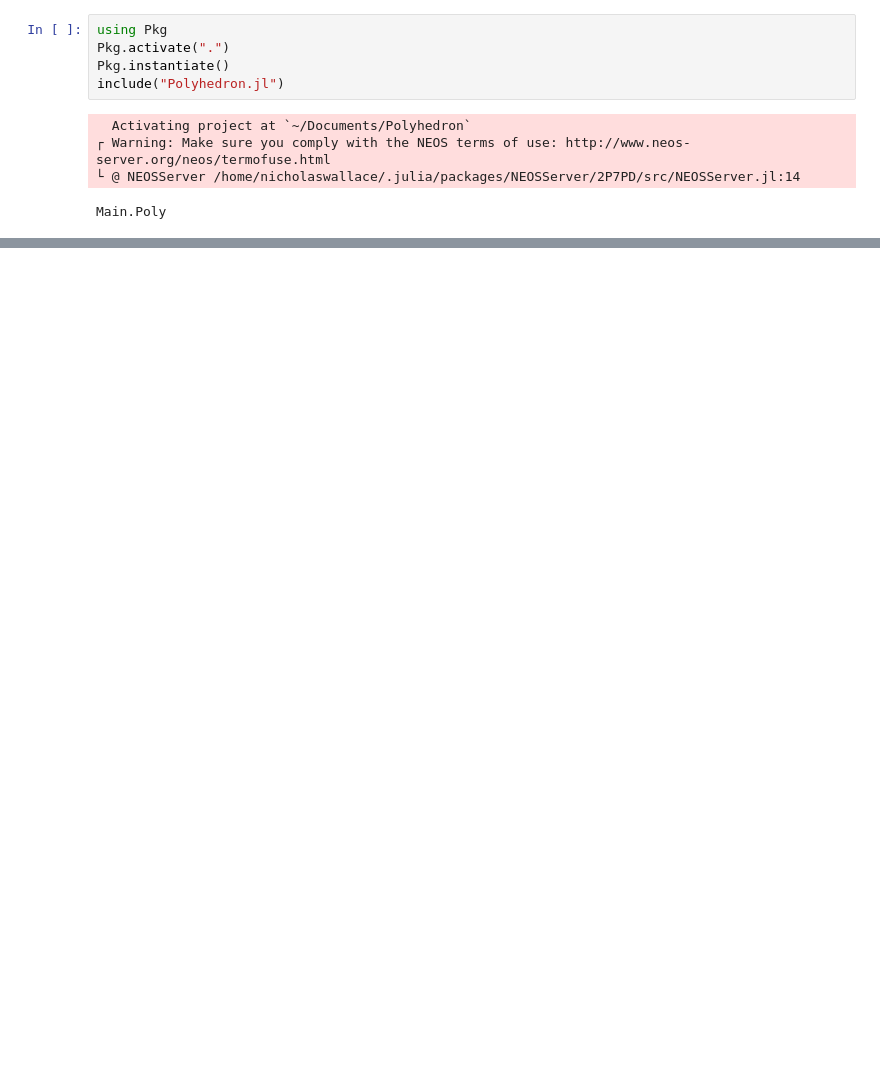
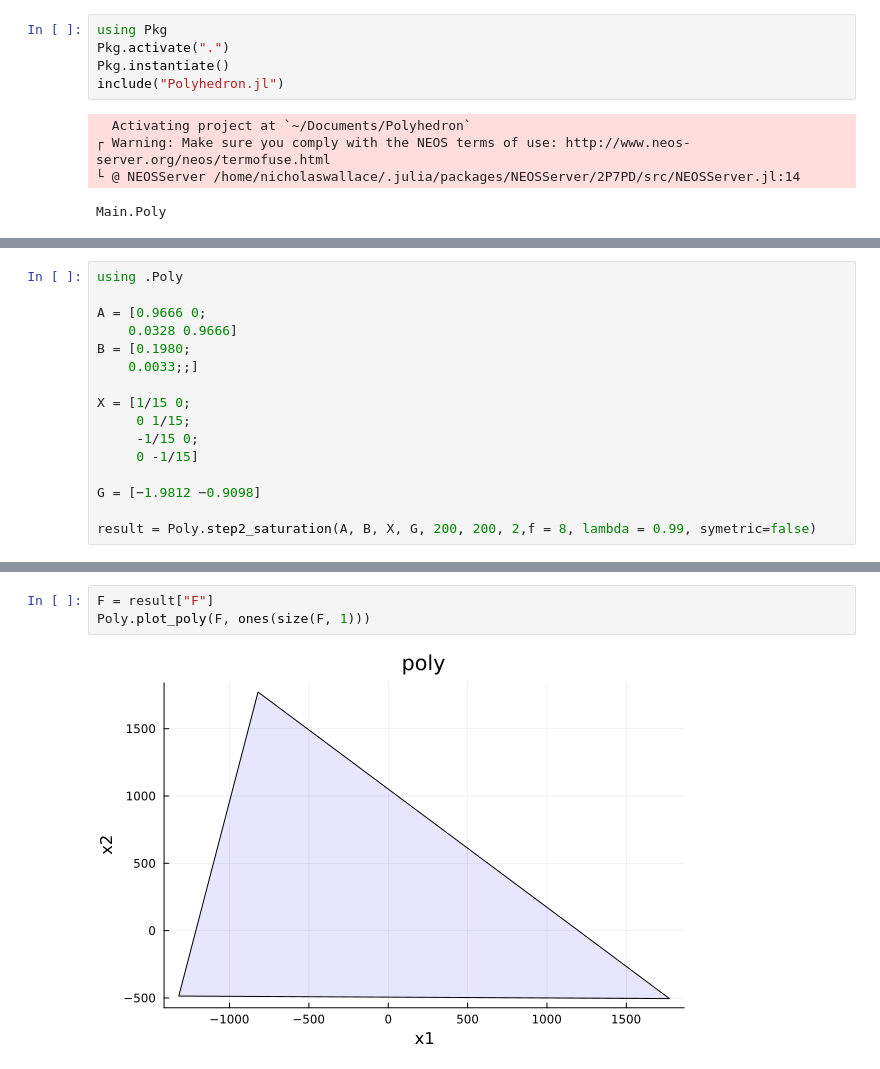
Before and after one commit to Nicholas-Wallace/Polyhedron, a Jupyter notebook: Untitled-1.ipynb, the cells around one changed output, grey strips where cells are left out. Saved outputs shown, nothing was run; the diff lists cells and outputs as text; blank space fills up the shorter version.

```diff
--- a/Untitled-1.ipynb
+++ b/Untitled-1.ipynb
@@ -76,0 +207,16 @@ Dict{String, Matrix{Float64}} with 6 entries:
+# %%
+using .Poly
+
+A = [0.9666 0;
+    0.0328 0.9666]
+B = [0.1980;
+    0.0033;;]
+
+X = [1/15 0;
+     0 1/15;
+     -1/15 0;
+     0 -1/15]
+
+G = [−1.9812 −0.9098]
+
+result = Poly.step2_saturation(A, B, X, G, 200, 200, 2,f = 8, lambda = 0.99, symetric=false)
@@ -76,0 +240,5 @@ Dict{String, Matrix{Float64}} with 6 entries:
+# %%
+F = result["F"]
+Poly.plot_poly(F, ones(size(F, 1)))
+# %% [output]
+[figure, added]
```
Also changed, not shown: parts of 19 cells of this notebook, 5 other files.
